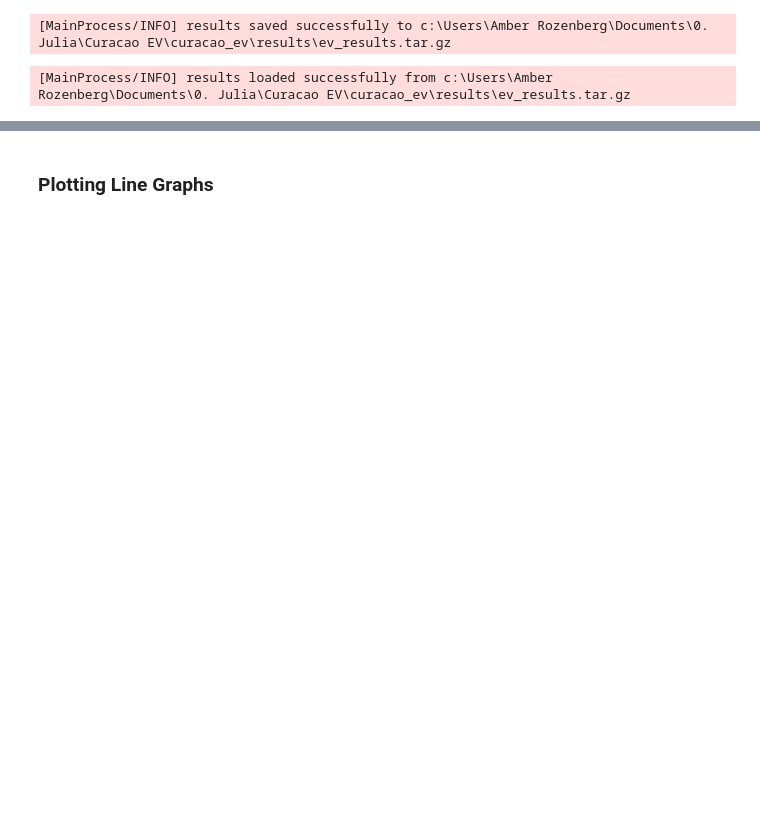
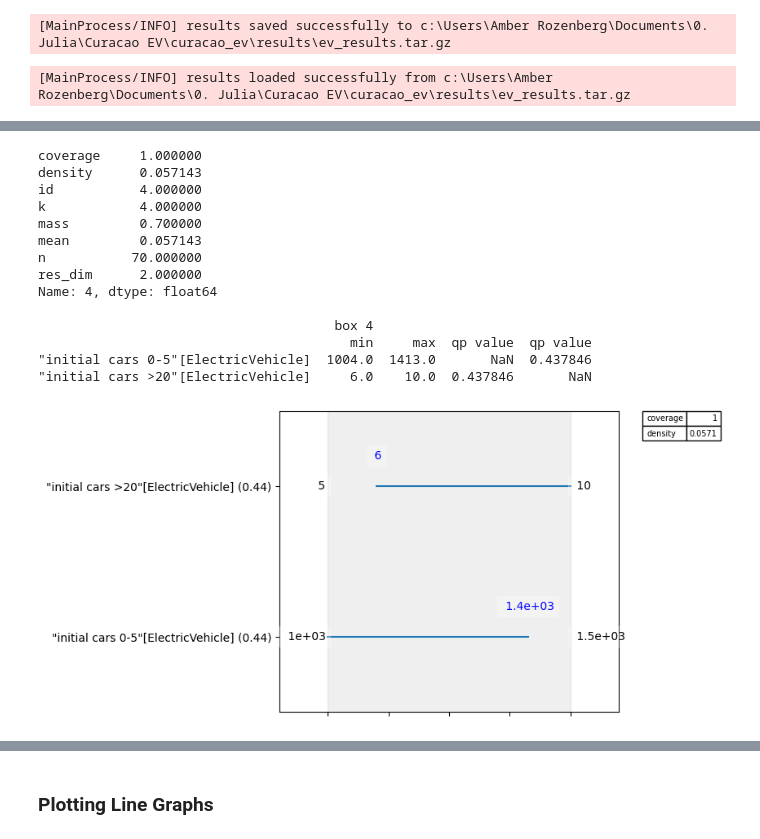
Before and after one commit to juliarozenberg/curacao_ev, a Jupyter notebook: ev_ema_test_larger_model.ipynb, the cells around one changed output, grey strips where cells are left out. Saved outputs shown, nothing was run; the diff lists cells and outputs as text; code cells hidden in the pictures; blank space fills up the shorter version.

```diff
--- a/ev_ema_test_larger_model.ipynb
+++ b/ev_ema_test_larger_model.ipynb
@@ -162,0 +205,20 @@ AttributeError: module 'ema_workbench.analysis.prim' has no attribute 'RuleInduc
+# %%
+box1.inspect(4)
+box1.inspect(4, style="graph")
+plt.show()
+# %% [output]
+coverage     1.000000
+density      0.057143
+id           4.000000
+k            4.000000
+mass         0.700000
+mean         0.057143
+n           70.000000
+res_dim      2.000000
+Name: 4, dtype: float64
+
+                                      box 4
+                                        min     max  qp value  qp value
+"initial cars 0-5"[ElectricVehicle]  1004.0  1413.0       NaN  0.437846
+"initial cars >20"[ElectricVehicle]     6.0    10.0  0.437846       NaN
+[figure, added]
```
Also changed, not shown: parts of 39 cells of this notebook, 8 other files.
